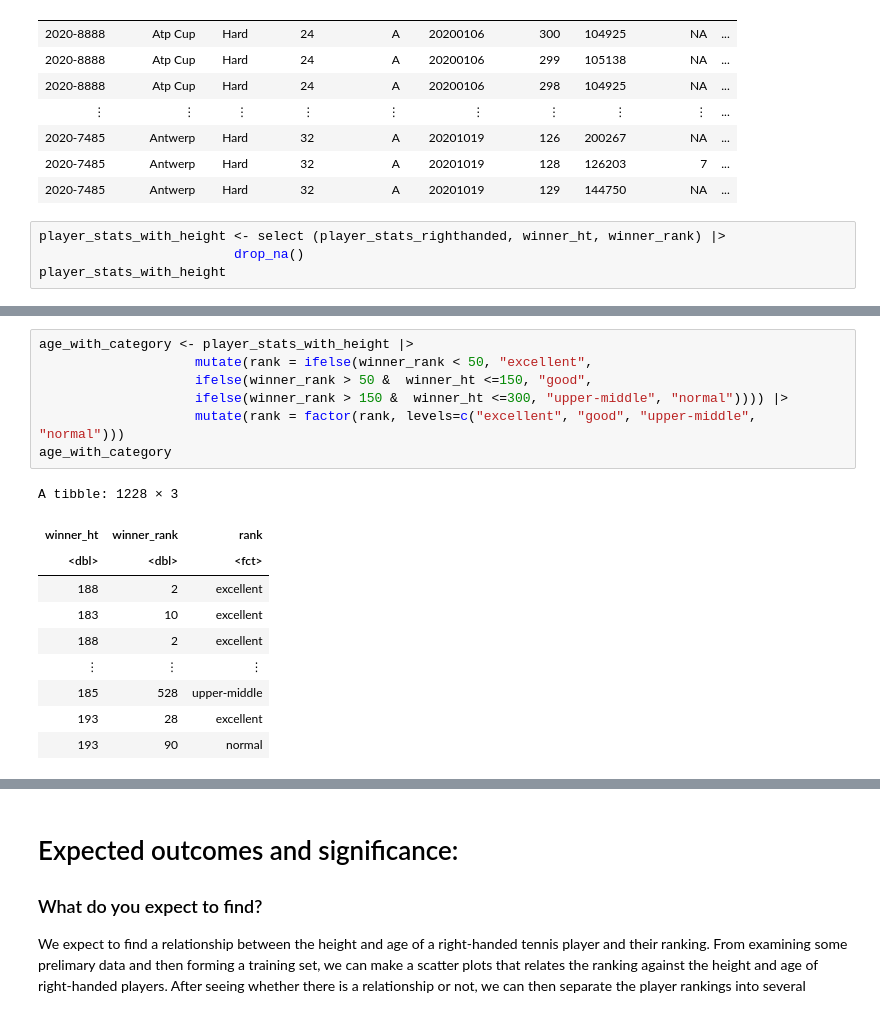
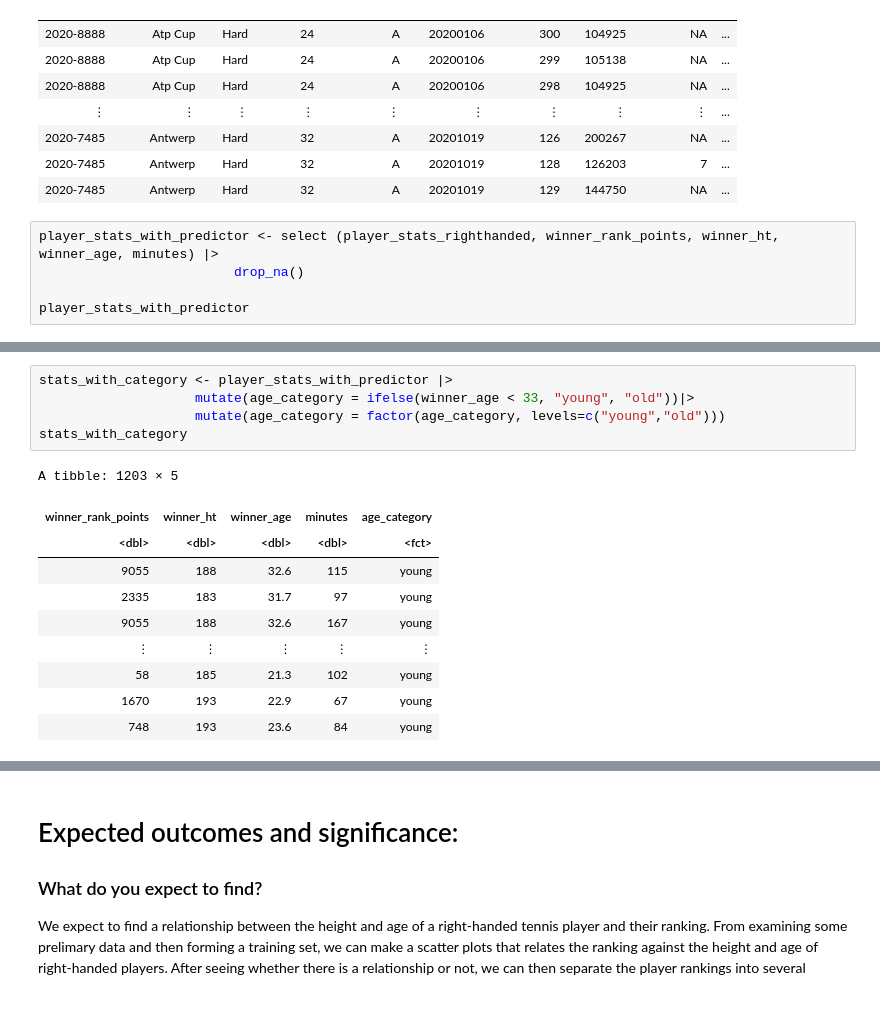
Before and after one commit to lillian6666666/deci_100_group_project_18, a Jupyter notebook: project.ipynb, the cells around one changed output, grey strips where cells are left out. Drawn from its saved outputs; the diff is of its cells as text.

```diff
--- a/project.ipynb
+++ b/project.ipynb
@@ -69,7 +84,8 @@ A spec_tbl_df: 1238 × 49
 | 2020-7485 | Antwerp | Hard | 32 | A | 20201019 | 128 | 126203 | 7 | ... |
 | 2020-7485 | Antwerp | Hard | 32 | A | 20201019 | 129 | 144750 | NA | ... |
 # %%
-player_stats_with_height <- select (player_stats_righthanded, winner_ht, winner_rank) |>
+player_stats_with_predictor <- select (player_stats_righthanded, winner_rank_points, winner_ht, winner_age, minutes) |>
                          drop_na()
-player_stats_with_height
+
+player_stats_with_predictor
 # %% [output]
@@ -86,18 +114,16 @@ A tibble: 1228 × 2
 # %%
-age_with_category <- player_stats_with_height |>
-                    mutate(rank = ifelse(winner_rank < 50, "excellent",
-                    ifelse(winner_rank > 50 &  winner_ht <=150, "good",
-                    ifelse(winner_rank > 150 &  winner_ht <=300, "upper-middle", "normal")))) |>
-                    mutate(rank = factor(rank, levels=c("excellent", "good", "upper-middle", "normal")))
-age_with_category
+stats_with_category <- player_stats_with_predictor |>
+                    mutate(age_category = ifelse(winner_age < 33, "young", "old"))|>
+                    mutate(age_category = factor(age_category, levels=c("young","old")))
+stats_with_category
 # %% [output]
-A tibble: 1228 × 3
+A tibble: 1203 × 5
-| winner_ht | winner_rank | rank |
-| <dbl> | <dbl> | <fct> |
-| 188 | 2 | excellent |
-| 183 | 10 | excellent |
-| 188 | 2 | excellent |
-| ⋮ | ⋮ | ⋮ |
-| 185 | 528 | upper-middle |
-| 193 | 28 | excellent |
-| 193 | 90 | normal |
+| winner_rank_points | winner_ht | winner_age | minutes | age_category |
+| <dbl> | <dbl> | <dbl> | <dbl> | <fct> |
+| 9055 | 188 | 32.6 | 115 | young |
+| 2335 | 183 | 31.7 | 97 | young |
+| 9055 | 188 | 32.6 | 167 | young |
+| ⋮ | ⋮ | ⋮ | ⋮ | ⋮ |
+| 58 | 185 | 21.3 | 102 | young |
+| 1670 | 193 | 22.9 | 67 | young |
+| 748 | 193 | 23.6 | 84 | young |
```
Also changed, not shown: parts of 11 cells of this notebook.
